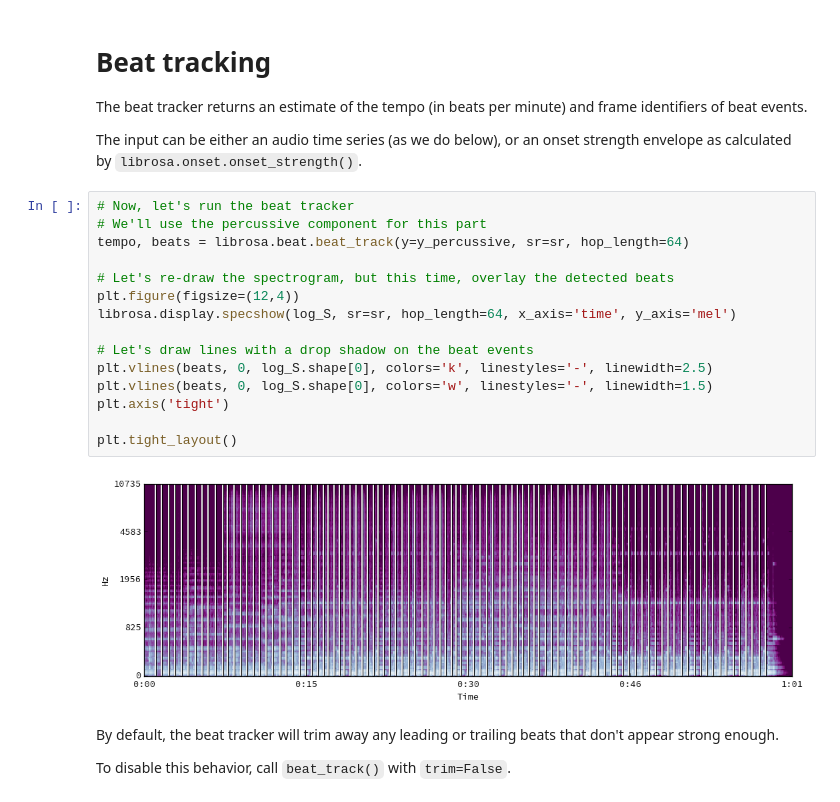
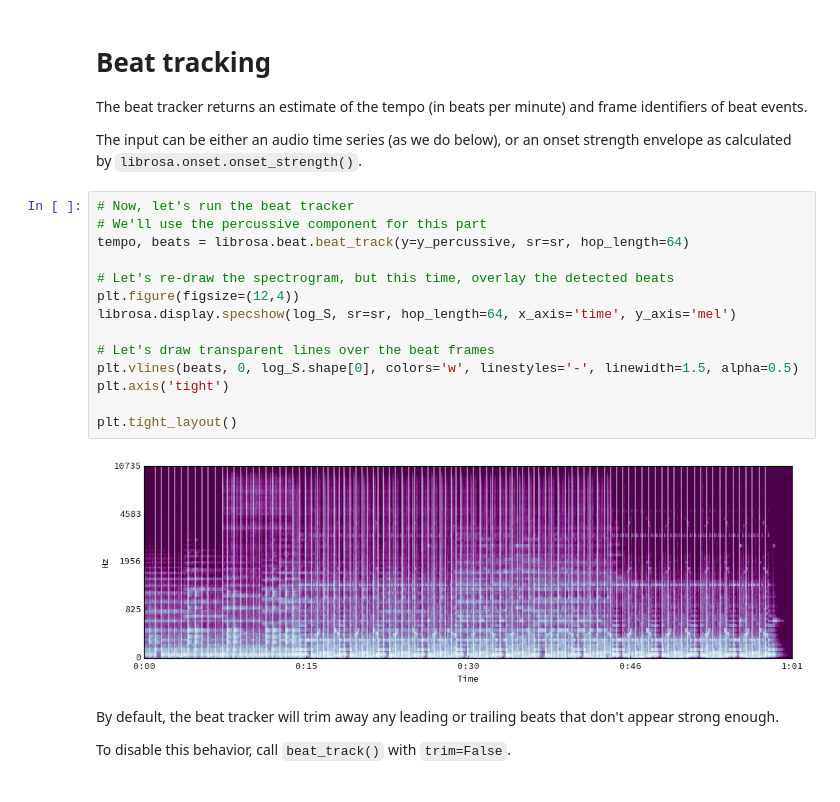
Before and after one commit to librosa/librosa, a Jupyter notebook: examples/LibROSA demo.ipynb, the cells around one changed output. Drawn from its saved outputs; the diff is of its cells as text.

```diff
--- a/examples/LibROSA demo.ipynb
+++ b/examples/LibROSA demo.ipynb
@@ -197,20 +197,19 @@ The input can be either an audio time series (as we do below), or an onset stren
 # %%
 # Now, let's run the beat tracker
 # We'll use the percussive component for this part
 tempo, beats = librosa.beat.beat_track(y=y_percussive, sr=sr, hop_length=64)
 
 # Let's re-draw the spectrogram, but this time, overlay the detected beats
 plt.figure(figsize=(12,4))
 librosa.display.specshow(log_S, sr=sr, hop_length=64, x_axis='time', y_axis='mel')
 
-# Let's draw lines with a drop shadow on the beat events
-plt.vlines(beats, 0, log_S.shape[0], colors='k', linestyles='-', linewidth=2.5)
-plt.vlines(beats, 0, log_S.shape[0], colors='w', linestyles='-', linewidth=1.5)
+# Let's draw transparent lines over the beat frames
+plt.vlines(beats, 0, log_S.shape[0], colors='w', linestyles='-', linewidth=1.5, alpha=0.5)
 plt.axis('tight')
 
 plt.tight_layout()
 # %% [output]
-[figure, old version]
+[figure, new version]
 # %% [markdown]
 By default, the beat tracker will trim away any leading or trailing beats that don't appear strong enough.
 
```
Also changed, not shown: parts of 2 cells of this notebook, 1 other file.
